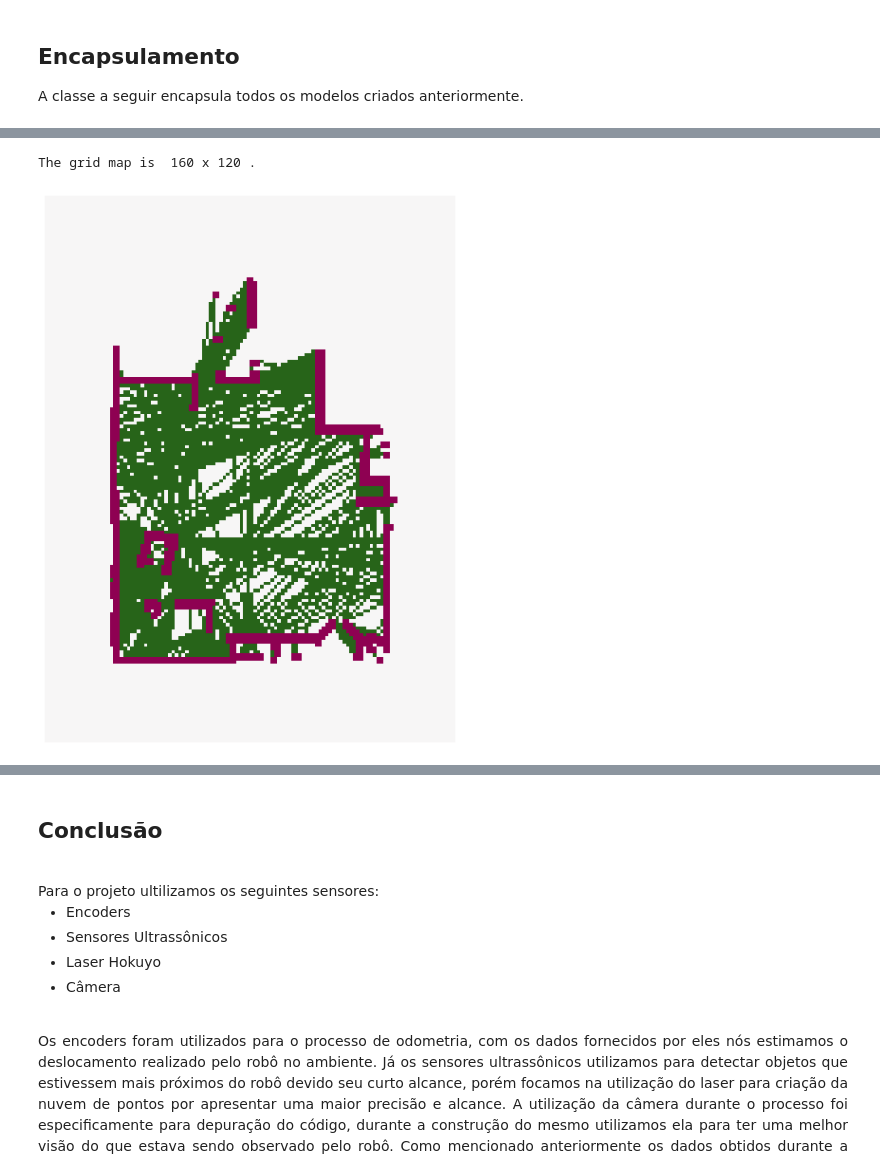
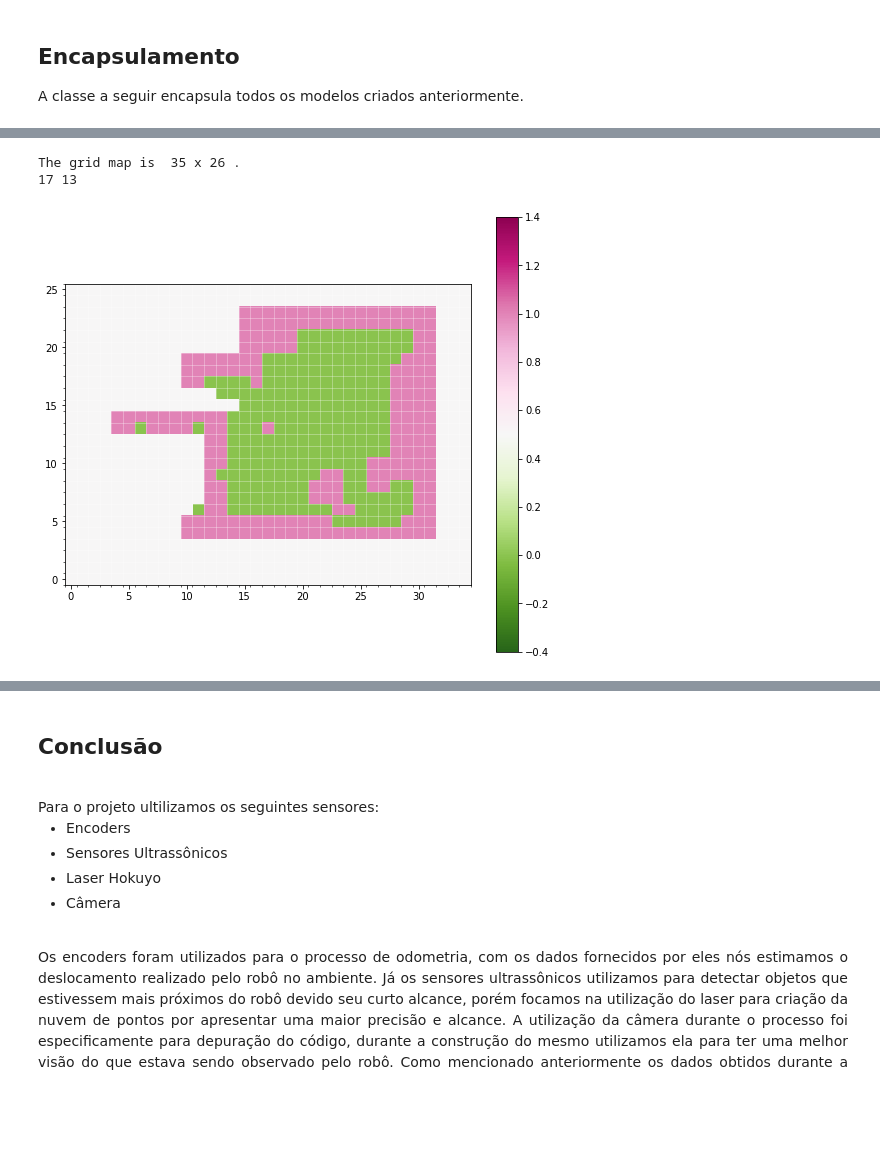
Before and after one commit to Necropsy/MO651, a Jupyter notebook: exercises/Project4-JP.ipynb, the cells around one changed output, grey strips where cells are left out. Saved outputs shown, nothing was run; the diff lists cells and outputs as text; code cells hidden in the pictures; blank space fills up the shorter version.

```diff
--- a/exercises/Project4-JP.ipynb
+++ b/exercises/Project4-JP.ipynb
@@ -606,7 +805,8 @@ mr.point_cloud.plot_point_cloud()
 # %%
-mr.point_cloud.set_resolution(0.1)
+mr.point_cloud.set_resolution(0.455)
+mr.point_cloud.compute_grid_ocupation()
+mr.point_cloud.plot_grid_ocupation()
+# %% [output]
+The grid map is  35 x 26 .
+17 13
+[figure, added]
-# %%
-mr.point_cloud.plot_grid_ocupation()
-# %% [output]
-The grid map is  160 x 120 .
-[figure, removed]
```
Also changed, not shown: parts of 37 cells of this notebook.
